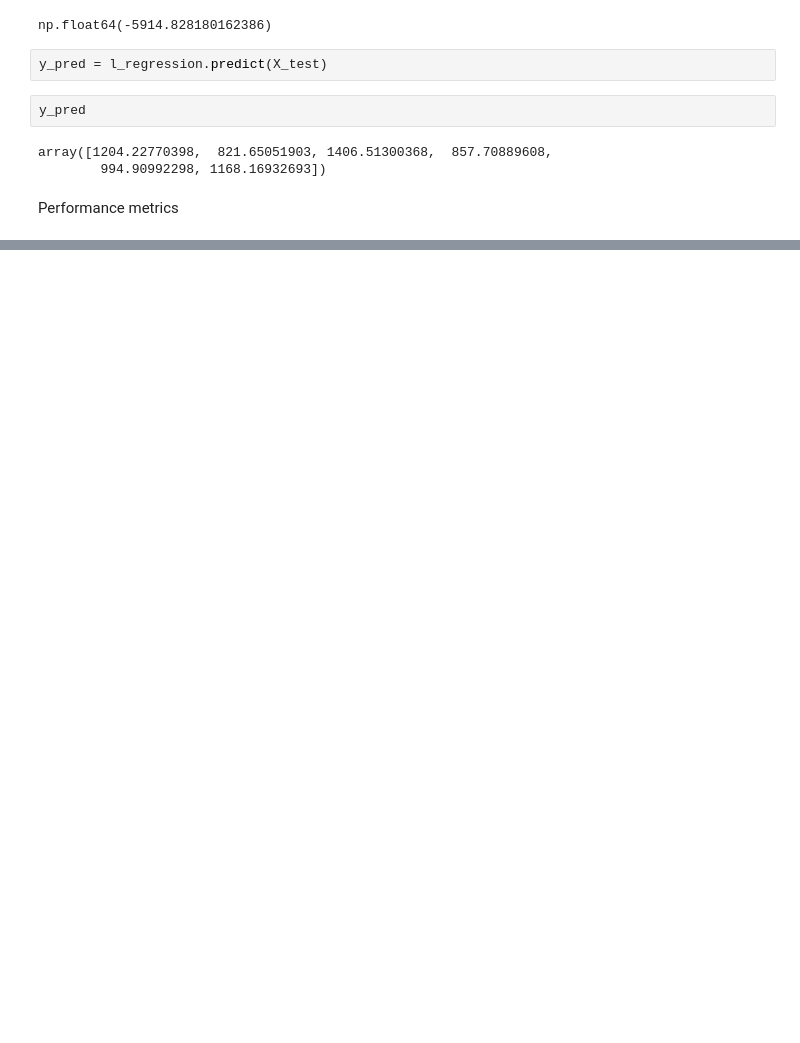
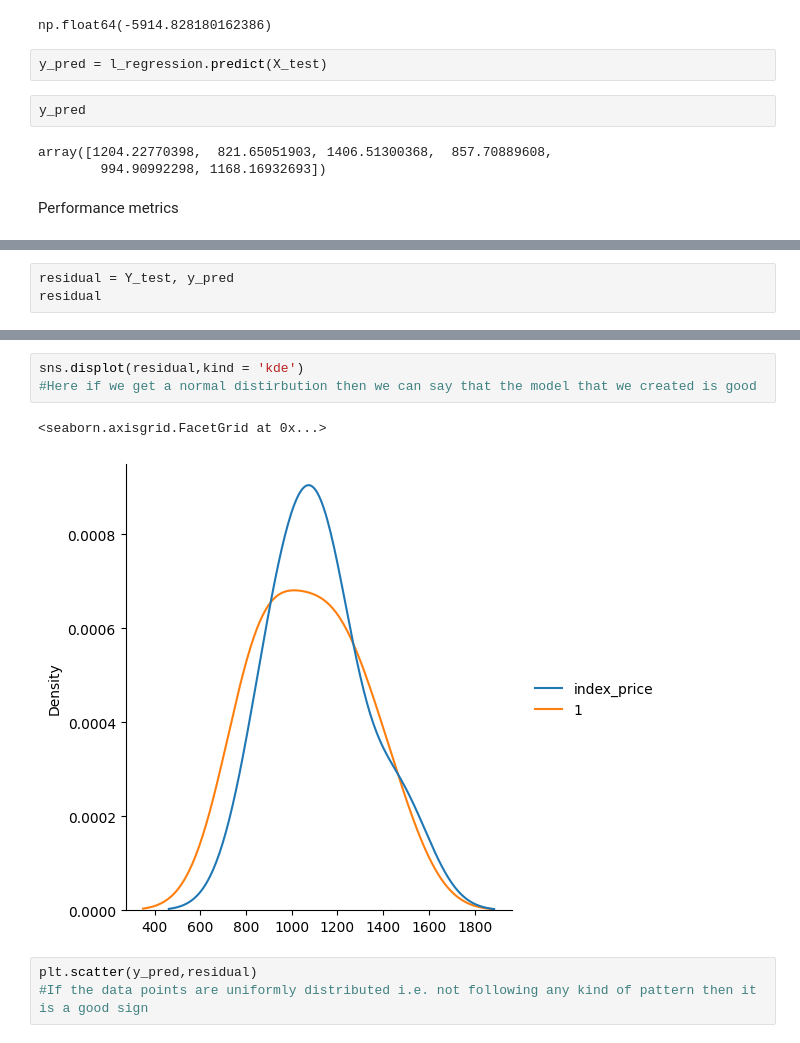
Before and after one commit to Namir50/Data-Science-Machine-learning-tutorial, a Jupyter notebook: Linear Regression/multiple_linear_regression.ipynb, the cells around one changed output, grey strips where cells are left out. Saved outputs shown, nothing was run; the diff lists cells and outputs as text; blank space fills up the shorter version.

```diff
--- a/Linear Regression/multiple_linear_regression.ipynb
+++ b/Linear Regression/multiple_linear_regression.ipynb
@@ -189,0 +215,3 @@ R2 score:  0.8278978091457151
+# %%
+residual = Y_test, y_pred
+residual
@@ -189,0 +228,9 @@ R2 score:  0.8278978091457151
+# %%
+sns.displot(residual,kind = 'kde')
+#Here if we get a normal distirbution then we can say that the model that we created is good
+# %% [output]
+<seaborn.axisgrid.FacetGrid at 0x...>
+[figure, added]
+# %%
+plt.scatter(y_pred,residual)
+#If the data points are uniformly distributed i.e. not following any kind of pattern then it is a good sign
```
Also changed, not shown: parts of 9 cells of this notebook, 1 other file.
